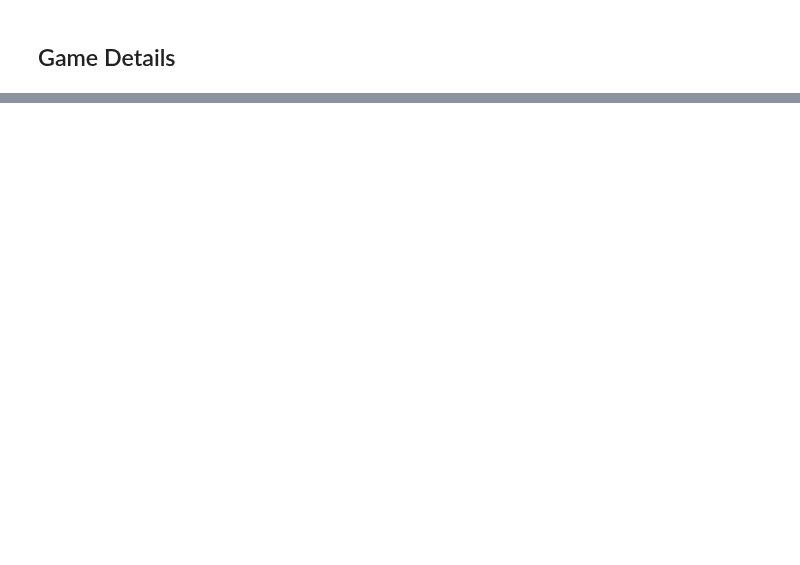
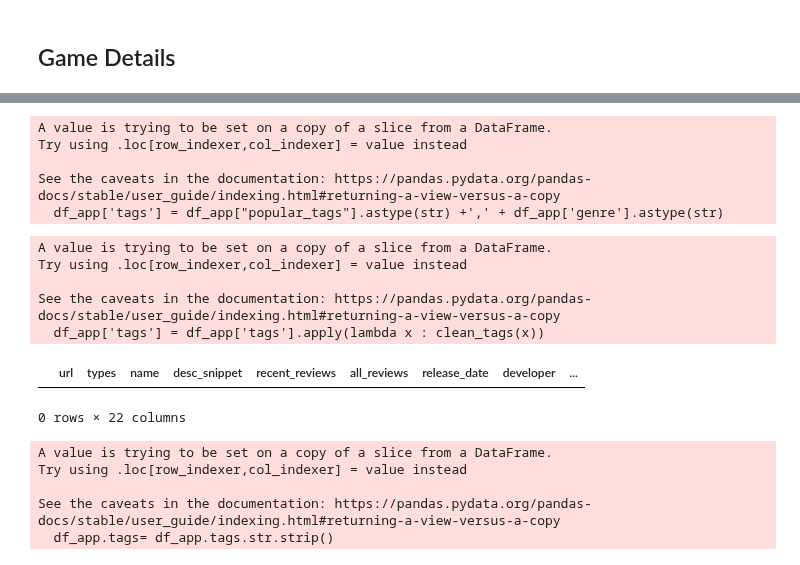
Before and after one commit to JoaoMarques1/find_your_inner_gamer, a Jupyter notebook: notebooks/Lau_EDA.ipynb, the cells around one changed output, grey strips where cells are left out. Drawn from its saved outputs; the diff is of its cells as text; code cells hidden in the pictures; blank space fills up the shorter version.

```diff
--- a/notebooks/Lau_EDA.ipynb
+++ b/notebooks/Lau_EDA.ipynb
@@ -619,0 +532,13 @@ df_app[df_app['game_details'].isnull() == True]
+# %%
+df_app['tags'] = df_app["popular_tags"].astype(str) +',' + df_app['genre'].astype(str)
+# %% [output]
+A value is trying to be set on a copy of a slice from a DataFrame.
+Try using .loc[row_indexer,col_indexer] = value instead
+
+See the caveats in the documentation: https://pandas.pydata.org/pandas-docs/stable/user_guide/indexing.html#returning-a-view-versus-a-copy
+  df_app['tags'] = df_app["popular_tags"].astype(str) +',' + df_app['genre'].astype(str)
+# %%
+def clean_tags(tag):
+    if ',' in str(tag):
+        tag = ','.join(list(set(str(tag).split(','))))
+        return tag
@@ -619,0 +547,35 @@ df_app[df_app['game_details'].isnull() == True]
+# %%
+df_app['tags'] = df_app['tags'].apply(lambda x : clean_tags(x))
+# %% [output]
+A value is trying to be set on a copy of a slice from a DataFrame.
+Try using .loc[row_indexer,col_indexer] = value instead
+
+See the caveats in the documentation: https://pandas.pydata.org/pandas-docs/stable/user_guide/indexing.html#returning-a-view-versus-a-copy
+  df_app['tags'] = df_app['tags'].apply(lambda x : clean_tags(x))
+# %%
+df_app[df_app['tags'].isnull() == True]
+# %% [output]
+|  | url | types | name | desc_snippet | recent_reviews | all_reviews | release_date | developer | ... |
+0 rows × 22 columns
+# %%
+### creating a loop of all the different details, calculating the occurences to select the top used.
+tags = {}
+# Stripping game details
+df_app.tags= df_app.tags.str.strip()
+for index, row in df_app.iterrows():
+    tags_list= str(row['tags']).split(',')
+    for tag in tags_list:
+        if not tag in tags:
+            tags[tag] = 1
+        else:
+            tags[tag] += 1
+
+tags_df = pd.DataFrame(list(tags.items()),columns = ['tags','count'])
+tags_df.sort_values('count', ascending =False).head(20)
+tag_list = [tag for tag in tags_df.sort_values('count', ascending =False).head(20)['tags']]
+# %% [output]
+A value is trying to be set on a copy of a slice from a DataFrame.
+Try using .loc[row_indexer,col_indexer] = value instead
+
+See the caveats in the documentation: https://pandas.pydata.org/pandas-docs/stable/user_guide/indexing.html#returning-a-view-versus-a-copy
+  df_app.tags= df_app.tags.str.strip()
```
Also changed, not shown: parts of 25 cells of this notebook.
